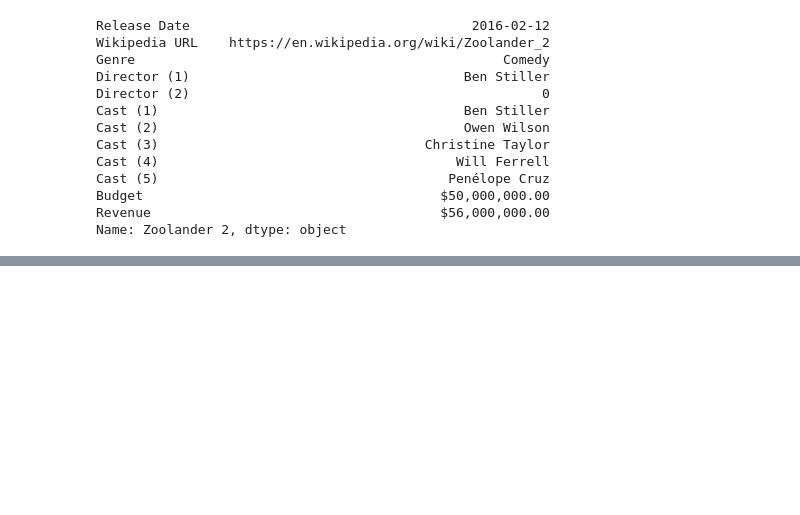
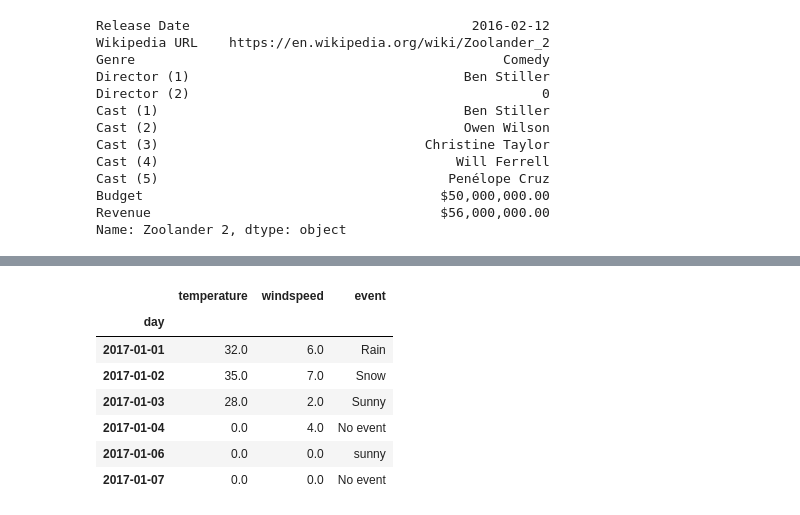
Before and after one commit to abagla18/ineuron_MLDL, a Jupyter notebook: Other_Training/1_Pandas/1_workfile.ipynb, the cells around one changed output, grey strips where cells are left out. Cells and saved outputs as stored; diff of their text form; code cells hidden in the pictures; blank space fills up the shorter version.

```diff
--- a/Other_Training/1_Pandas/1_workfile.ipynb
+++ b/Other_Training/1_Pandas/1_workfile.ipynb
@@ -159,0 +229,17 @@ Name: Zoolander 2, dtype: object
+# %%
+new_df= df1.fillna({
+    'temperature': 0,
+    'windspeed': 0,
+    'event': 'No event'
+})
+# %%
+new_df
+# %% [output]
+|  | temperature | windspeed | event |
+| day |  |  |  |
+| 2017-01-01 | 32.0 | 6.0 | Rain |
+| 2017-01-02 | 35.0 | 7.0 | Snow |
+| 2017-01-03 | 28.0 | 2.0 | Sunny |
+| 2017-01-04 | 0.0 | 4.0 | No event |
+| 2017-01-06 | 0.0 | 0.0 | sunny |
+| 2017-01-07 | 0.0 | 0.0 | No event |
```
Also changed, not shown: parts of 8 cells of this notebook, 1 other file.
